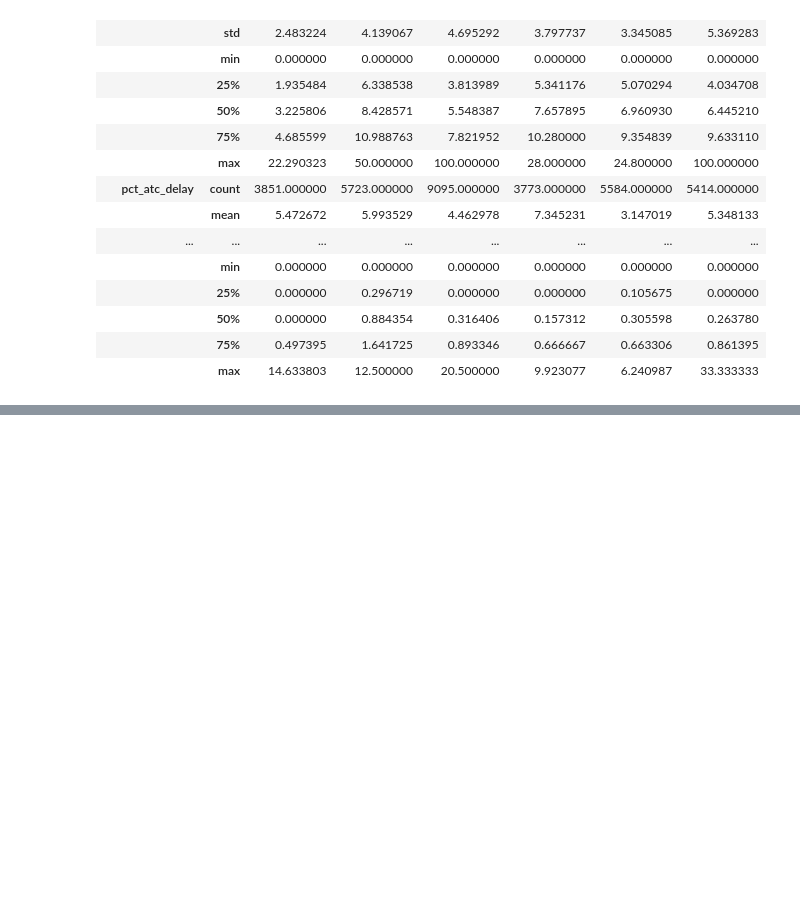
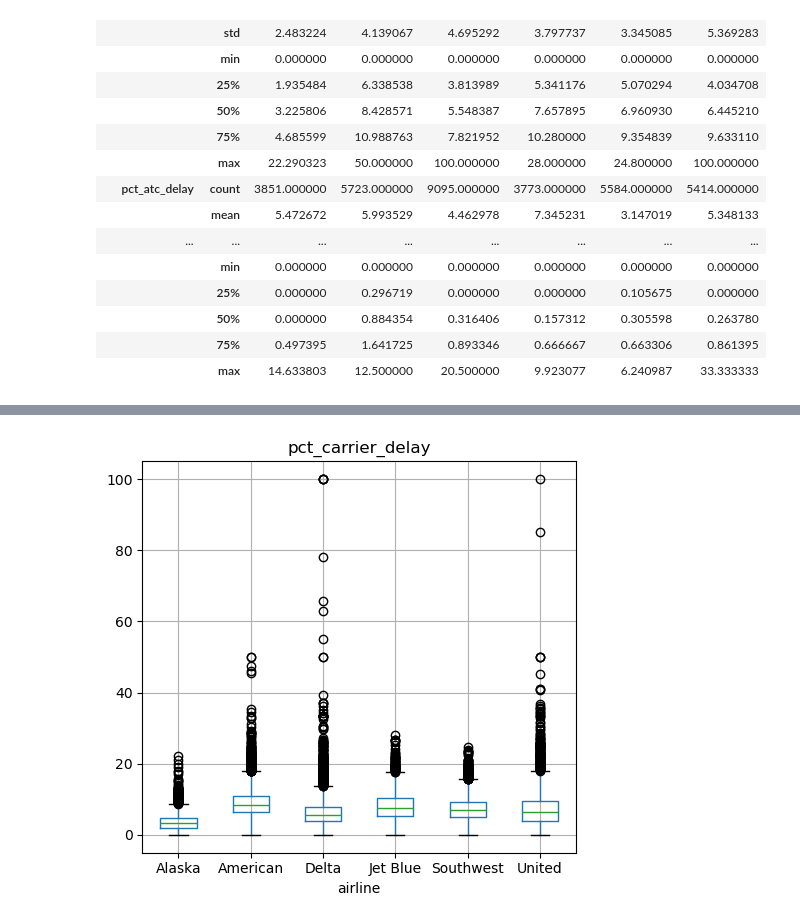
Before and after one commit to Clear-head/hipython_repo, a Jupyter notebook: 18_EDA.ipynb, the cells around one changed output, grey strips where cells are left out. Cells and saved outputs as stored; diff of their text form; code cells hidden in the pictures; blank space fills up the shorter version.

```diff
--- a/18_EDA.ipynb
+++ b/18_EDA.ipynb
@@ -128,0 +142,5 @@ df.groupby("airline").describe().T
+# %%
+ax = df.boxplot(by='airline', column='pct_carrier_delay', figsize=(5, 5))
+plt.tight_layout()
+# %% [output]
+[figure, added]
```
Also changed, not shown: parts of 4 cells of this notebook, 5 other files.
